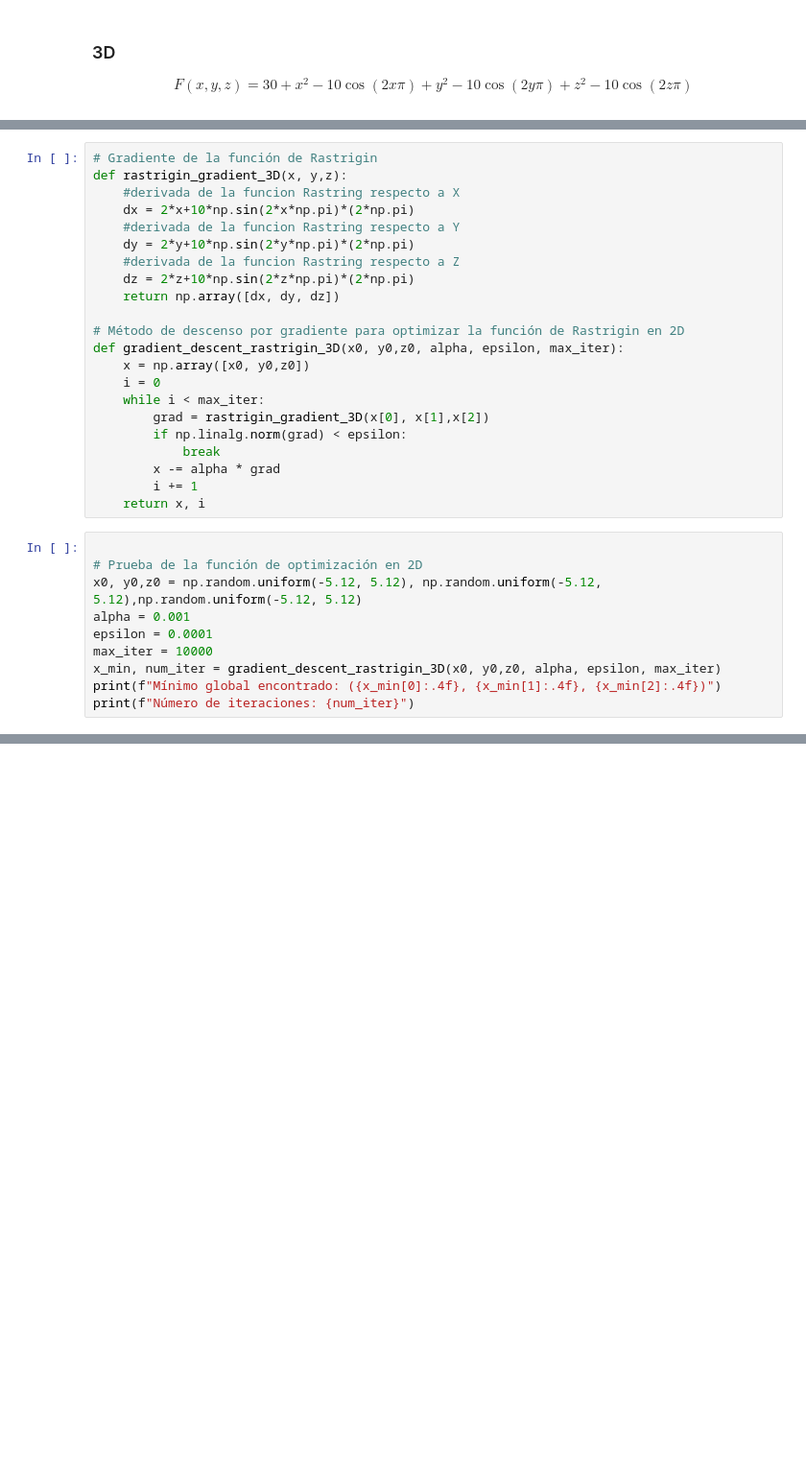
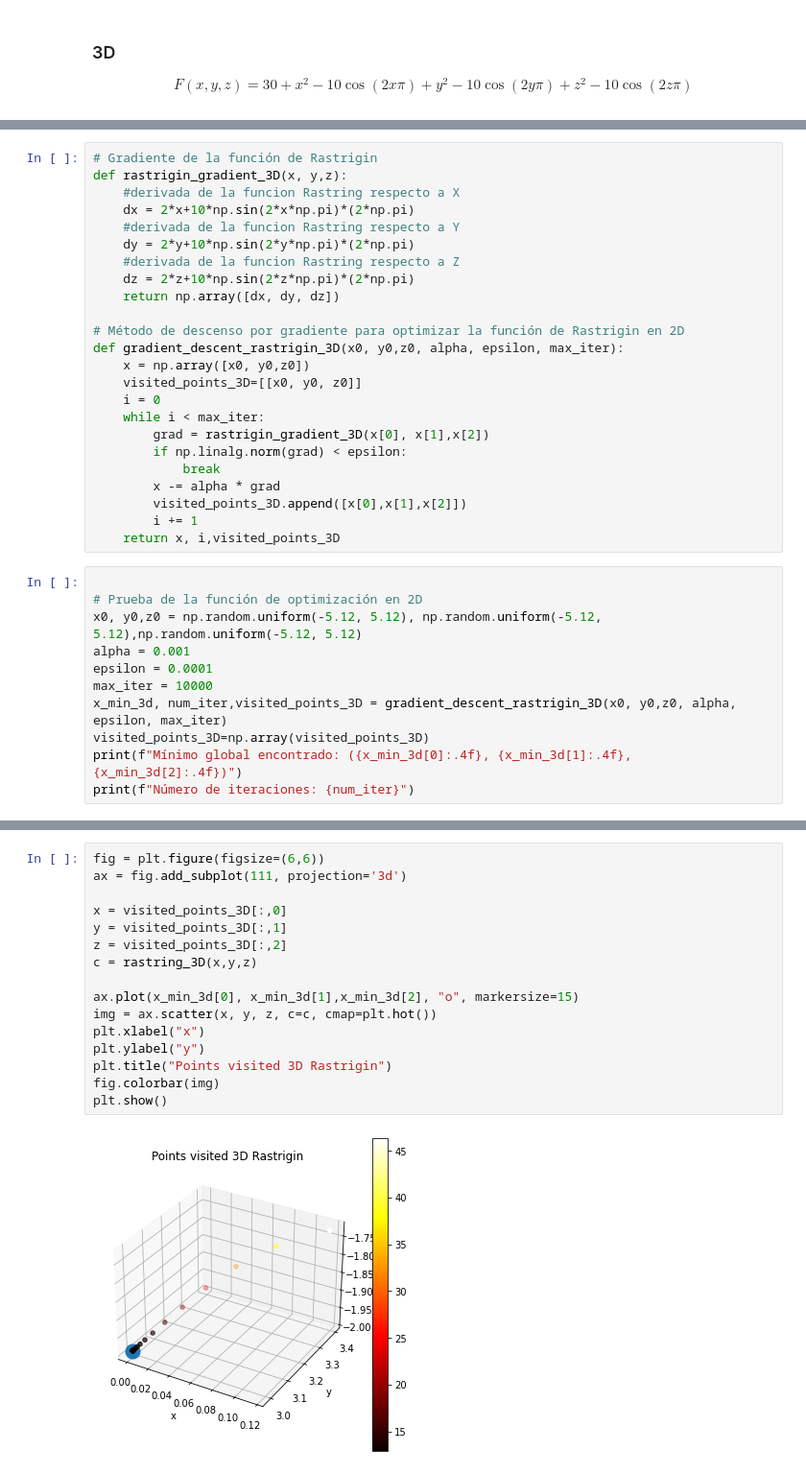
Before and after one commit to rgaitanv/Trabajo1_Grupo9_Optimizacion_Heuristica, a Jupyter notebook: Optimizacion_Numerica/Funcion_Rastring/Gradiente_Ratringin.ipynb, the cells around one changed output, grey strips where cells are left out. Shown at 96% size. Cells and saved outputs as stored; diff of their text form; blank space fills up the shorter version.

```diff
--- a/Optimizacion_Numerica/Funcion_Rastring/Gradiente_Ratringin.ipynb
+++ b/Optimizacion_Numerica/Funcion_Rastring/Gradiente_Ratringin.ipynb
@@ -193,14 +196,16 @@ def rastrigin_gradient_3D(x, y,z):
 # Método de descenso por gradiente para optimizar la función de Rastrigin en 2D
 def gradient_descent_rastrigin_3D(x0, y0,z0, alpha, epsilon, max_iter):
     x = np.array([x0, y0,z0])
+    visited_points_3D=[[x0, y0, z0]]
     i = 0
     while i < max_iter:
         grad = rastrigin_gradient_3D(x[0], x[1],x[2])
         if np.linalg.norm(grad) < epsilon:
             break
         x -= alpha * grad
+        visited_points_3D.append([x[0],x[1],x[2]])
         i += 1
-    return x, i
+    return x, i,visited_points_3D
 # %%
 
 # Prueba de la función de optimización en 2D
@@ -208,7 +213,8 @@ x0, y0,z0 = np.random.uniform(-5.12, 5.12), np.random.uniform(-5.12, 5.12),np.ra
 alpha = 0.001
 epsilon = 0.0001
 max_iter = 10000
-x_min, num_iter = gradient_descent_rastrigin_3D(x0, y0,z0, alpha, epsilon, max_iter)
-print(f"Mínimo global encontrado: ({x_min[0]:.4f}, {x_min[1]:.4f}, {x_min[2]:.4f})")
+x_min_3d, num_iter,visited_points_3D = gradient_descent_rastrigin_3D(x0, y0,z0, alpha, epsilon, max_iter)
+visited_points_3D=np.array(visited_points_3D)
+print(f"Mínimo global encontrado: ({x_min_3d[0]:.4f}, {x_min_3d[1]:.4f}, {x_min_3d[2]:.4f})")
 print(f"Número de iteraciones: {num_iter}")
 # %% [output]
@@ -216,0 +223,18 @@ Número de iteraciones: 35
+# %%
+fig = plt.figure(figsize=(6,6))
+ax = fig.add_subplot(111, projection='3d')
+
+x = visited_points_3D[:,0]
+y = visited_points_3D[:,1]
+z = visited_points_3D[:,2]
+c = rastring_3D(x,y,z)
+
+ax.plot(x_min_3d[0], x_min_3d[1],x_min_3d[2], "o", markersize=15)
+img = ax.scatter(x, y, z, c=c, cmap=plt.hot())
+plt.xlabel("x")
+plt.ylabel("y")
+plt.title("Points visited 3D Rastrigin")
+fig.colorbar(img)
+plt.show()
+# %% [output]
+[figure, added]
```
Also changed, not shown: parts of 5 cells of this notebook, 1 other file.
